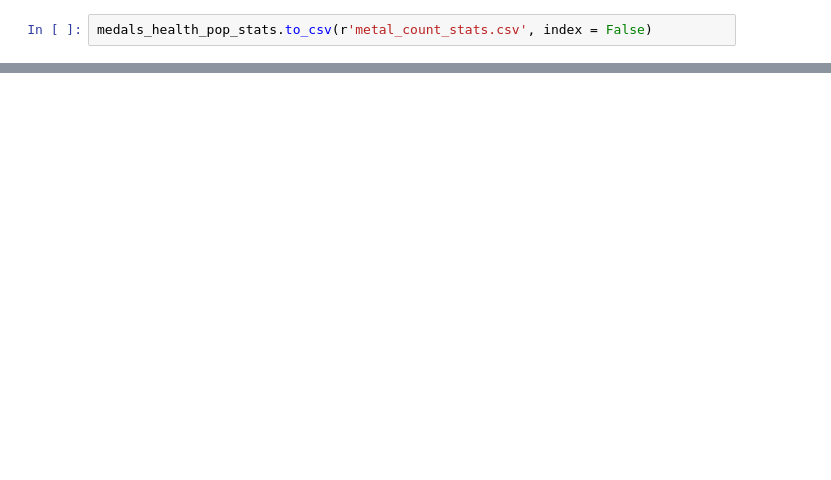
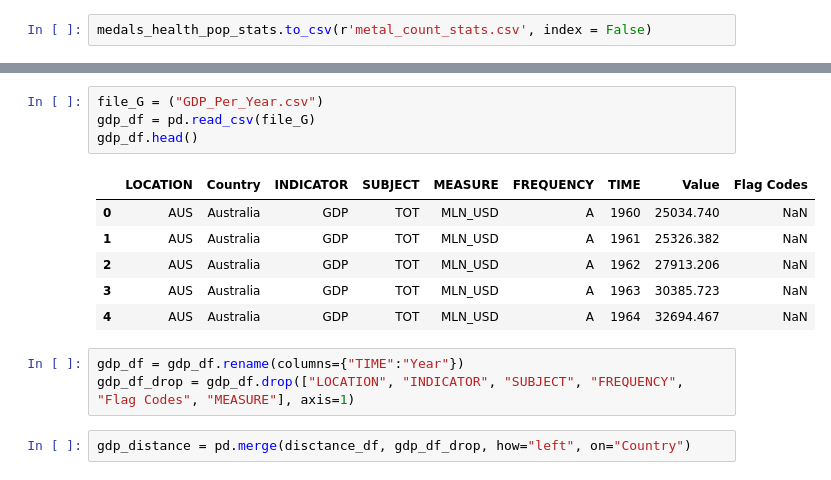
Before and after one commit to johnt1311/Olympics, a Jupyter notebook: TF/Olympics_data.ipynb, the cells around one changed output, grey strips where cells are left out. Drawn from its saved outputs; the diff is of its cells as text; blank space fills up the shorter version.

```diff
--- a/TF/Olympics_data.ipynb
+++ b/TF/Olympics_data.ipynb
@@ -100,0 +118,16 @@ medals_health_pop_stats.to_csv(r'metal_count_stats.csv', index = False)
+# %%
+file_G = ("GDP_Per_Year.csv")
+gdp_df = pd.read_csv(file_G)
+gdp_df.head()
+# %% [output]
+|  | LOCATION | Country | INDICATOR | SUBJECT | MEASURE | FREQUENCY | TIME | Value | Flag Codes |
+| 0 | AUS | Australia | GDP | TOT | MLN_USD | A | 1960 | 25034.740 | NaN |
+| 1 | AUS | Australia | GDP | TOT | MLN_USD | A | 1961 | 25326.382 | NaN |
+| 2 | AUS | Australia | GDP | TOT | MLN_USD | A | 1962 | 27913.206 | NaN |
+| 3 | AUS | Australia | GDP | TOT | MLN_USD | A | 1963 | 30385.723 | NaN |
+| 4 | AUS | Australia | GDP | TOT | MLN_USD | A | 1964 | 32694.467 | NaN |
+# %%
+gdp_df = gdp_df.rename(columns={"TIME":"Year"})
+gdp_df_drop = gdp_df.drop(["LOCATION", "INDICATOR", "SUBJECT", "FREQUENCY", "Flag Codes", "MEASURE"], axis=1)
+# %%
+gdp_distance = pd.merge(disctance_df, gdp_df_drop, how="left", on="Country")
```
Also changed, not shown: parts of 9 cells of this notebook, 2 other files.
